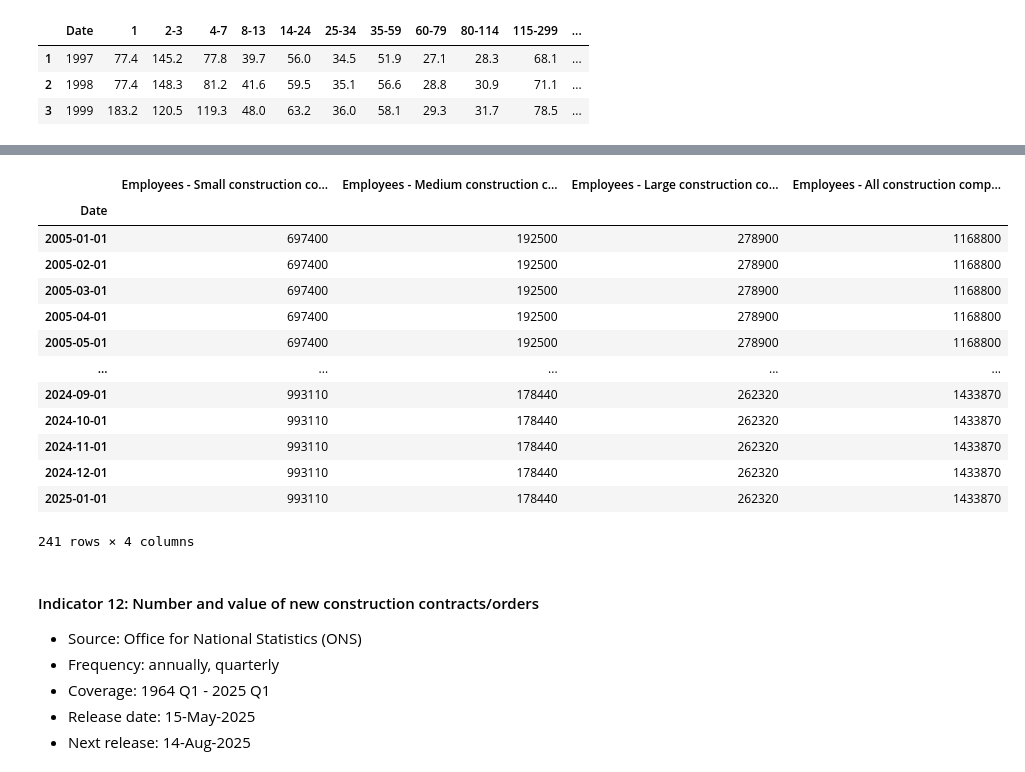
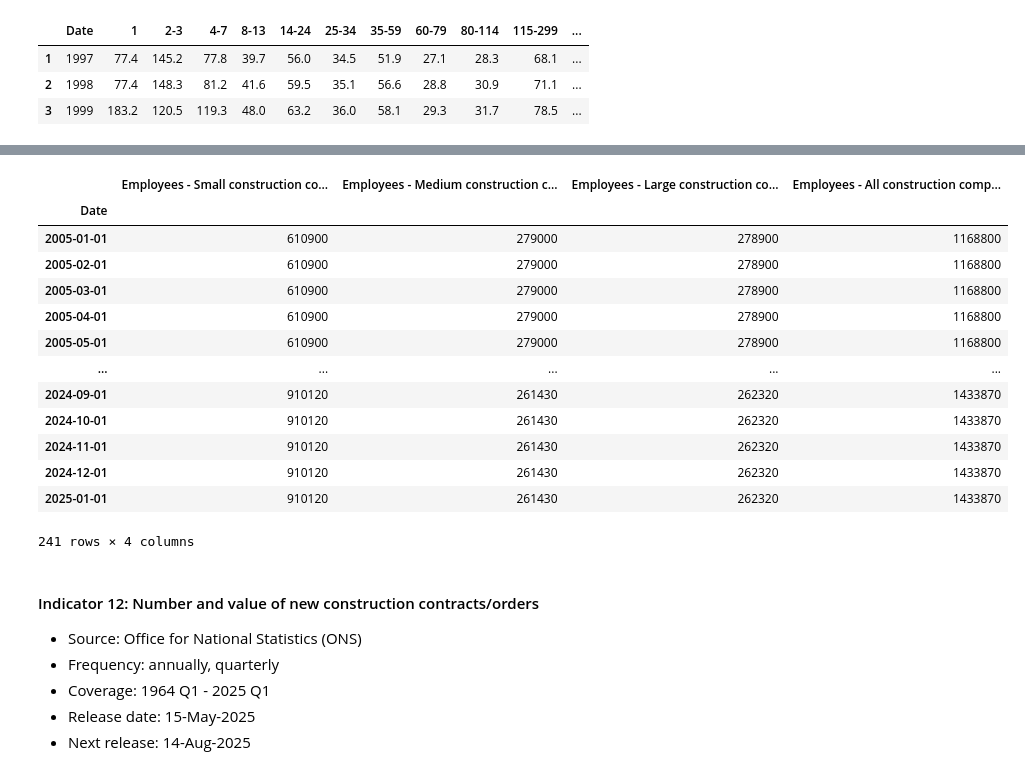
Before and after one commit to Alisa-Makhonina/Macroeconomic_indicators_vs_Construction_indicators, a Jupyter notebook: 3_Data Preprocessing.ipynb, the cells around one changed output, grey strips where cells are left out. Cells and saved outputs as stored; diff of their text form; code cells hidden in the pictures.

```diff
--- a/3_Data Preprocessing.ipynb
+++ b/3_Data Preprocessing.ipynb
@@ -1562,8 +1562,8 @@ df_10.head(5)
 | 5 | 2001 | 77926.0 | 50653.0 | 22455.0 | 8044.0 | 4920.0 | 1782.0 | 999.0 | 354.0 | 304.0 | 433.0 | ... |
 # %%
 # Grouping of companies into small (up to 59 employees) , medium (60 - 299 employees) and large (300 and more employees).
-small_companies = ['1', '2-3', '4-7', '8-13', '14-24', '25-34', '35-59']
-medium_companies = ['60-79', '80-114', '115-299']
+small_companies = ['1', '2-3', '4-7', '8-13', '14-24', '25-34']
+medium_companies = ['35-59', '60-79', '80-114', '115-299']
 large_companies = ['300-599', '600-1,199', '1,200 and over']
 
 #to avoid SettingWithCopyWarning create a copy of df_10:
@@ -1820,54 +1820,54 @@ df_11.head(3)
 #Create the 'Date' column with monthly frequency
 dates_2023 = pd.date_range(start='2023-02-01', end='2023-12-01', freq='MS')
 # Create other columns
-values_small_2023 = [996800] * len(dates_2023)
-values_medium_2023 = [179100] * len(dates_2023)
+values_small_2023 = [913500] * len(dates_2023)
+values_medium_2023 = [262400] * len(dates_2023)
 values_large_2023 = [263300] * len(dates_2023)
-values_total_2023 = [996800 + 179100 + 263300]  * len(dates_2023)
+values_total_2023 = [913500 + 262400 + 263300]  * len(dates_2023)
 
 df_2023 = pd.DataFrame({'Date': dates_2023,
                         'Employees - Small construction companies': values_small_2023,
                         'Employees - Medium construction companies': values_medium_2023,
                         'Employees - Large construction companies': values_large_2023,
                         'Employees - All construction companies': values_total_2023
                        })
 
 # df_2024_2025
 #Create the 'Date' column with monthly frequency
 dates_2024_2025 = pd.date_range(start='2024-01-01', end='2025-01-01', freq='MS')
 #Create other columns
-values_small_2024_2025 = [996800 * 0.9963] * len(dates_2024_2025)
-values_medium_2024_2025 = [179100 * 0.9963] * len(dates_2024_2025)
+values_small_2024_2025 = [913500 * 0.9963] * len(dates_2024_2025)
+values_medium_2024_2025 = [262400 * 0.9963] * len(dates_2024_2025)
 values_large_2024_2025 = [263300 * 0.9963] * len(dates_2024_2025)
-values_total_2024_2025 = [(996800 + 179100 + 263300) * 0.9963]  * len(dates_2024_2025)
+values_total_2024_2025 = [(913500 + 262400 + 263300) * 0.9963]  * len(dates_2024_2025)
 
 df_2024_2025 = pd.DataFrame({'Date': dates_2024_2025,
                         'Employees - Small construction companies': values_small_2024_2025,
                         'Employees - Medium construction companies': values_medium_2024_2025,
                         'Employees - Large construction companies': values_large_2024_2025,
                         'Employees - All construction companies': values_total_2024_2025
                        })
 
 
 #Merging data:
 
 df_11 = pd.concat([df_11, df_2023, df_2024_2025], ignore_index=True).sort_values(by='Date').set_index('Date')
 df_11 = df_11.astype('int').round(-1)
 df_11
 # %% [output]
 |  | Employees - Small construction co... | Employees - Medium construction c... | Employees - Large construction co... | Employees - All construction comp... |
 | Date |  |  |  |  |
-| 2005-01-01 | 697400 | 192500 | 278900 | 1168800 |
-| 2005-02-01 | 697400 | 192500 | 278900 | 1168800 |
-| 2005-03-01 | 697400 | 192500 | 278900 | 1168800 |
-| 2005-04-01 | 697400 | 192500 | 278900 | 1168800 |
-| 2005-05-01 | 697400 | 192500 | 278900 | 1168800 |
+| 2005-01-01 | 610900 | 279000 | 278900 | 1168800 |
+| 2005-02-01 | 610900 | 279000 | 278900 | 1168800 |
+| 2005-03-01 | 610900 | 279000 | 278900 | 1168800 |
+| 2005-04-01 | 610900 | 279000 | 278900 | 1168800 |
+| 2005-05-01 | 610900 | 279000 | 278900 | 1168800 |
 | ... | ... | ... | ... | ... |
-| 2024-09-01 | 993110 | 178440 | 262320 | 1433870 |
-| 2024-10-01 | 993110 | 178440 | 262320 | 1433870 |
-| 2024-11-01 | 993110 | 178440 | 262320 | 1433870 |
-| 2024-12-01 | 993110 | 178440 | 262320 | 1433870 |
-| 2025-01-01 | 993110 | 178440 | 262320 | 1433870 |
+| 2024-09-01 | 910120 | 261430 | 262320 | 1433870 |
+| 2024-10-01 | 910120 | 261430 | 262320 | 1433870 |
+| 2024-11-01 | 910120 | 261430 | 262320 | 1433870 |
+| 2024-12-01 | 910120 | 261430 | 262320 | 1433870 |
+| 2025-01-01 | 910120 | 261430 | 262320 | 1433870 |
 241 rows × 4 columns
 # %% [markdown]
 #### Indicator 12: Number and value of new construction contracts/orders
```
Also changed, not shown: parts of 10 cells of this notebook.
